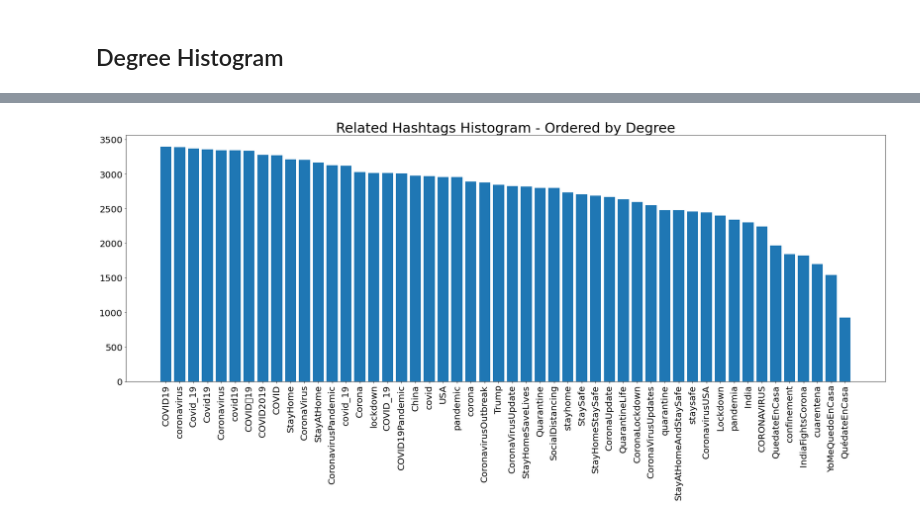
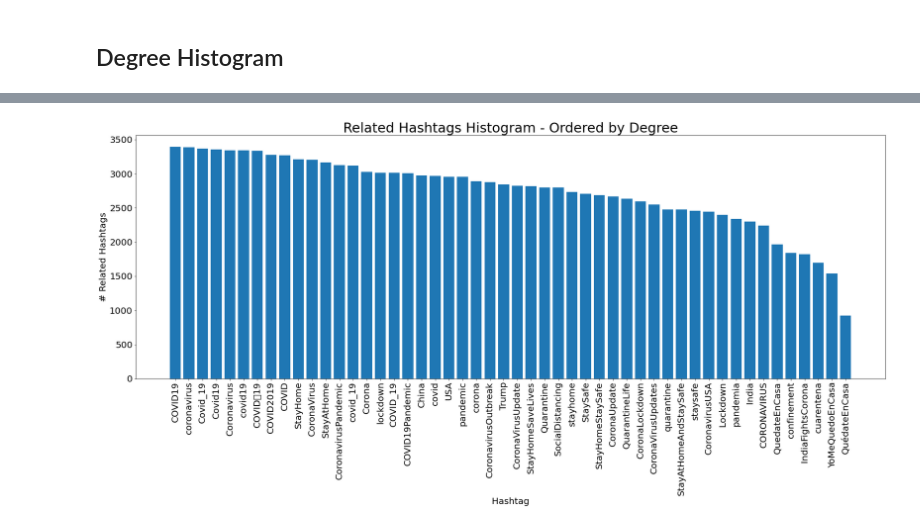
Before and after one commit to arthursl12/Cloud_TP1, a Jupyter notebook: hashtags2/Activity1 - Plots.ipynb, the cells around one changed output, grey strips where cells are left out. Saved outputs shown, nothing was run; the diff lists cells and outputs as text; code cells hidden in the pictures.

```diff
--- a/hashtags2/Activity1 - Plots.ipynb
+++ b/hashtags2/Activity1 - Plots.ipynb
@@ -80,10 +82,12 @@ deg_dict_sorted = dict(sorted(deg_dict.items(), key=operator.itemgetter(1),rever
 # %%
 plt.figure(figsize=(30,10))
 # plt.rcParams['font.size'] = '20'
 plt.title("Related Hashtags Histogram - Ordered by Degree", fontsize=30)
+plt.ylabel("# Related Hashtags")
 plt.yticks(fontsize=20)
+plt.xlabel("Hashtag")
 plt.xticks(fontsize=20, rotation=90)
 plt.bar(deg_dict_sorted.keys(), deg_dict_sorted.values())
 plt.savefig('related_hashtags_ord_by_degree.png', bbox_inches='tight')
 # %% [output]
-[figure, old version]
+[figure, new version]
```
Also changed, not shown: parts of 1 cell of this notebook, 2 other files.
